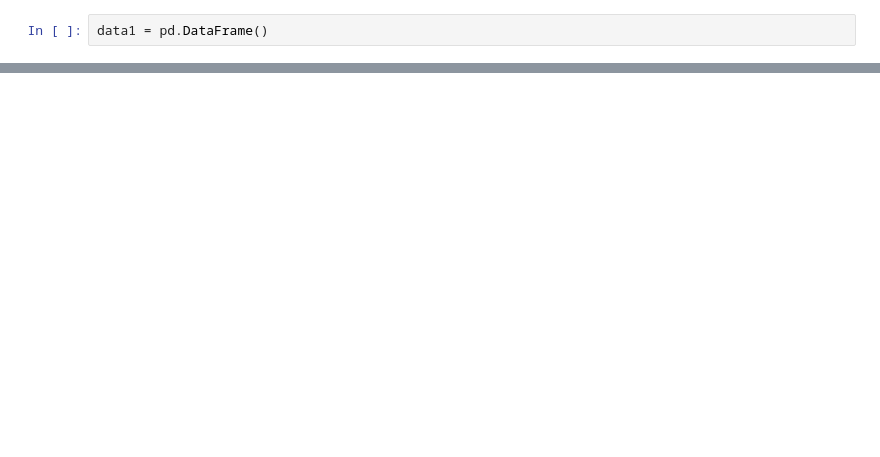
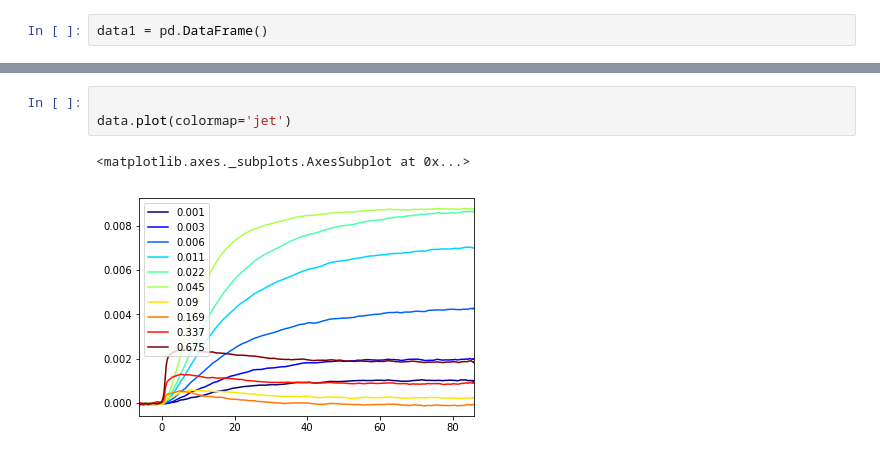
Before and after one commit to steinnymir/RegAscope2017, a Jupyter notebook: analysis jan2018.ipynb, the cells around one changed output, grey strips where cells are left out. Cells and saved outputs as stored; diff of their text form; blank space fills up the shorter version.

```diff
--- a/analysis jan2018.ipynb
+++ b/analysis jan2018.ipynb
@@ -126,0 +142,6 @@ data1.plot()
+# %%
+
+data.plot(colormap='jet')
+# %% [output]
+<matplotlib.axes._subplots.AxesSubplot at 0x...>
+[figure, added]
```
Also changed, not shown: parts of 26 cells of this notebook, 1 other file.
